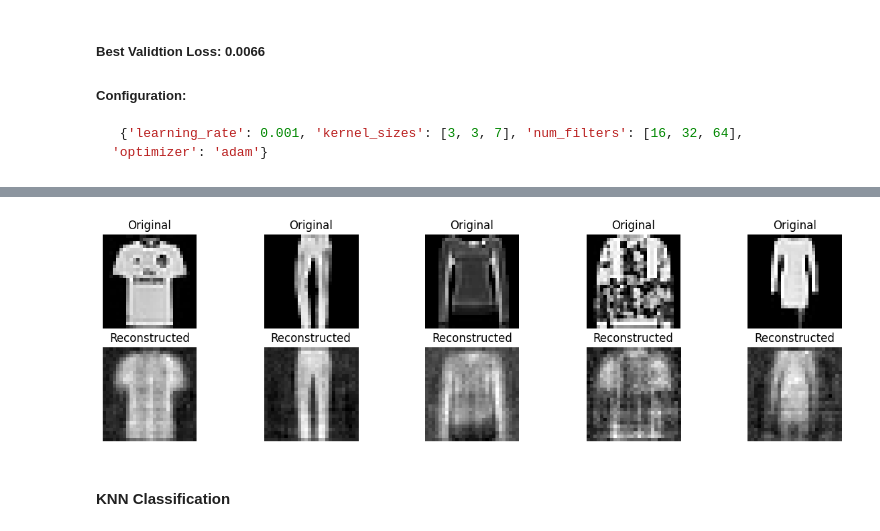
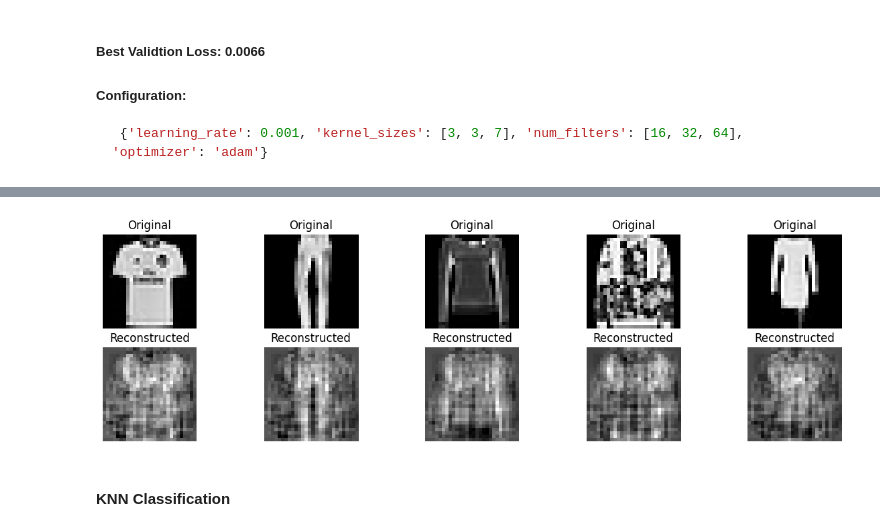
Before and after one commit to StarryBadger/ml-toolkit, a Jupyter notebook: assignments/4/AutoEncoder.ipynb, the cells around one changed output, grey strips where cells are left out. Drawn from its saved outputs; the diff is of its cells as text; code cells hidden in the pictures.

Commit message:
feat: latent

```diff
--- a/assignments/4/AutoEncoder.ipynb
+++ b/assignments/4/AutoEncoder.ipynb
@@ -301,45 +328,44 @@ Epoch [6/10], Loss: 0.0074
 # %%
-# from AutoEncoders import AutoEncoder
+from AutoEncoders import AutoEncoder
 
 
-# input_size = 28*28
-# latent_size = 75
-# encoder_layers = []
-# decoder_layers = []
-# learning_rate = 0.08
-# max_epochs = 50
-# batch_size = 32
+input_size = 28*28
+latent_size = 75
+encoder_layers = []
+decoder_layers = []
+learning_rate = 0.08
+max_epochs = 50
+batch_size = 32
 
-# autoencoder = AutoEncoder(
-#     input_size=input_size,
-#     latent_size=latent_size,
-#     encoder_layers=encoder_layers,
-#     decoder_layers=decoder_layers,
-#     learning_rate=learning_rate,
-#     optimizer='mbgd'
-# )
-# print(X_train.shape)
-# autoencoder.fit(X_train, max_epochs=max_epochs, batch_size=batch_size)
-# X_reconstructed = autoencoder.reconstruct(X_train)
+autoencoder = AutoEncoder(
+    input_size=input_size,
+    latent_size=latent_size,
+    encoder_layers=encoder_layers,
+    decoder_layers=decoder_layers,
+    learning_rate=learning_rate,
+    optimizer='mbgd'
+)
+autoencoder.fit(X_train, X_validation=X_val, max_epochs=max_epochs, batch_size=batch_size)
+X_reconstructed = autoencoder.reconstruct(X_train)
 
 import matplotlib.pyplot as plt
 def visualize_reconstruction(autoencoder, X_test, n_images=5):
     X_reconstructed = autoencoder.reconstruct(X_test[:n_images])
 
     fig, axes = plt.subplots(2, n_images, figsize=(15, 4))
     for i in range(n_images):
         axes[0, i].imshow(X_test[i].reshape(28, 28), cmap='gray')
         axes[0, i].set_title("Original")
         axes[0, i].axis('off')
 
         axes[1, i].imshow(X_reconstructed[i].reshape(28, 28), cmap='gray')
         axes[1, i].set_title("Reconstructed")
         axes[1, i].axis('off')
     plt.show()
 
-visualize_reconstruction(mlp_autoencoder_knn, X_test)
+visualize_reconstruction(autoencoder, X_test)
 # %% [output]
-[figure, old version]
+[figure, new version]
 # %%
 print(X_train[0])
 # %%
```
Also changed, not shown: parts of 4 cells of this notebook, 1 other file.
